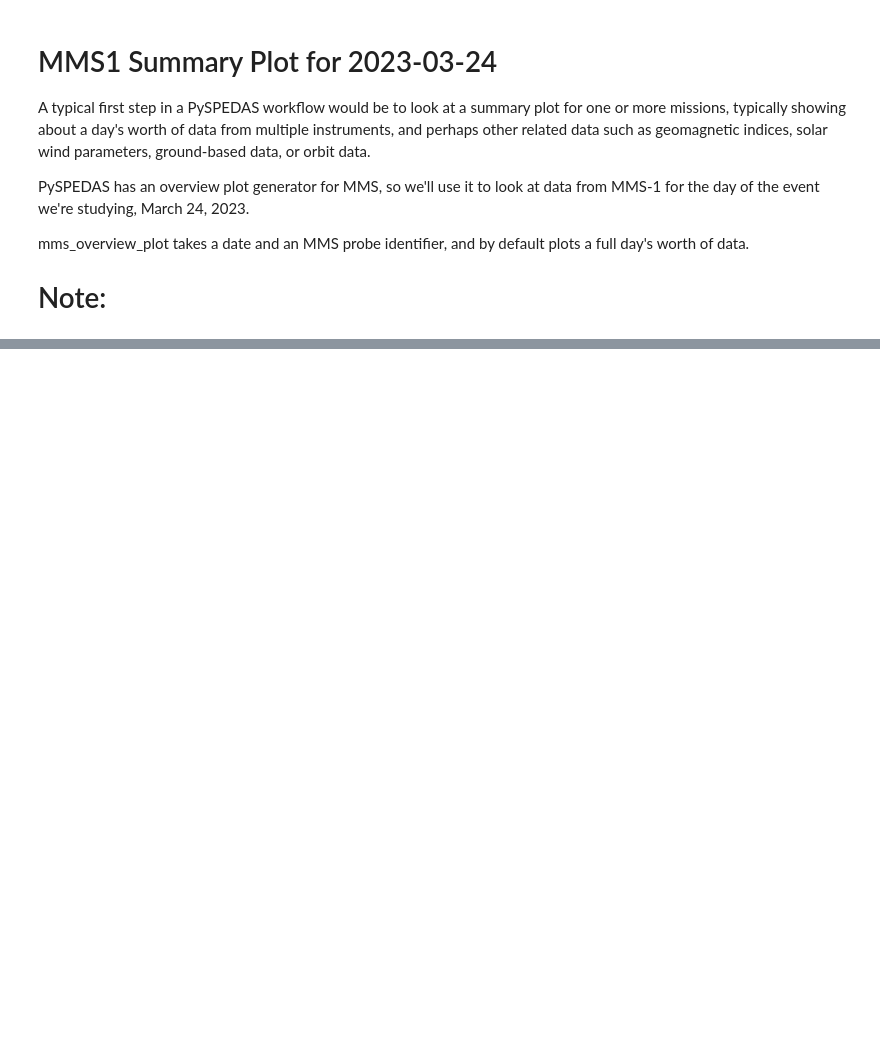
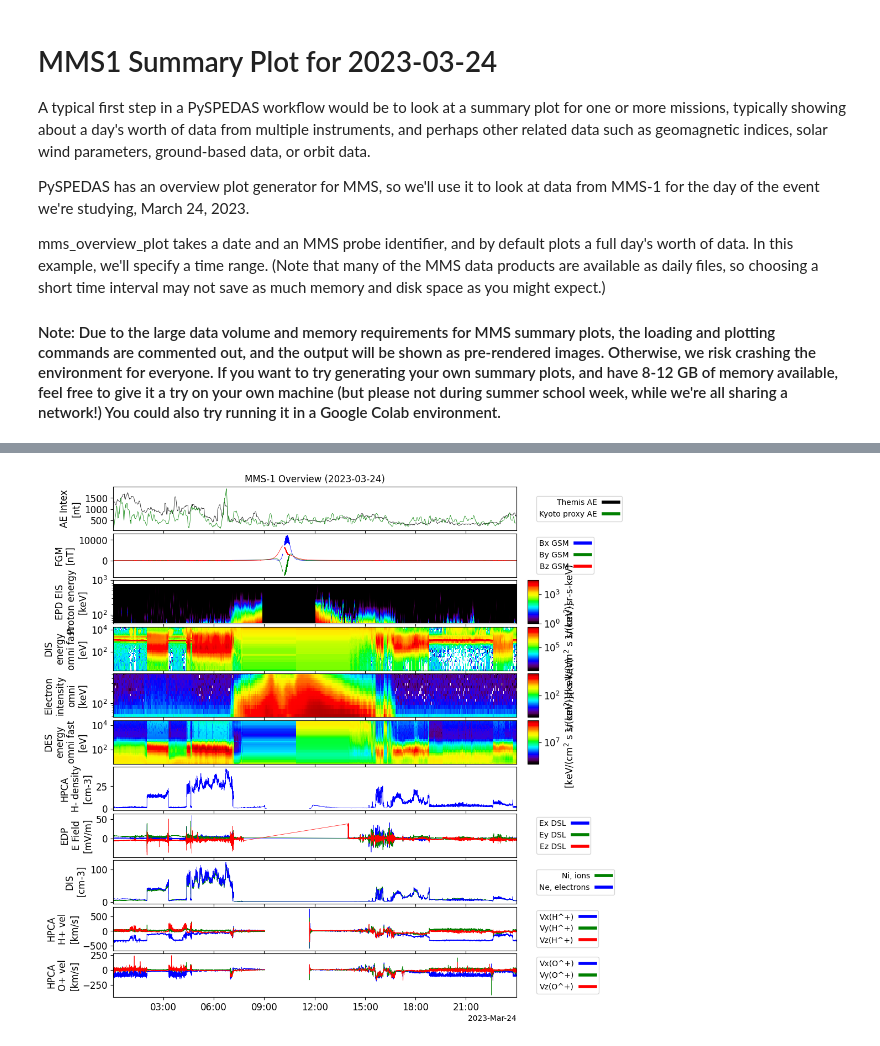
Before and after one commit to heliophysicsPy/summer-school-24, a Jupyter notebook: pyspedas-tutorial/output_scrubbed/MMS_summary_plot_20230324.ipynb, the cells around one changed output, grey strips where cells are left out. Drawn from its saved outputs; the diff is of its cells as text; code cells hidden in the pictures; blank space fills up the shorter version.

Commit message:
Updated notebooks, added some pngs to display instead of actually running the MMS summary plots

```diff
--- a/pyspedas-tutorial/output_scrubbed/MMS_summary_plot_20230324.ipynb
+++ b/pyspedas-tutorial/output_scrubbed/MMS_summary_plot_20230324.ipynb
@@ -5,9 +5,9 @@ A typical first step in a PySPEDAS workflow would be to look at a summary plot f
 
 PySPEDAS has an overview plot generator for MMS, so we'll use it to look at data from MMS-1 for the day of the event we're studying, March 24, 2023.
 
-mms_overview_plot takes a date and an MMS probe identifier, and by default plots a full day's worth of data.
+mms_overview_plot takes a date and an MMS probe identifier, and by default plots a full day's worth of data.  In this example, we'll specify a time range. (Note that many of the MMS data products are available as daily files, so choosing a short time interval may not save as much memory and disk space as you might expect.)
 
-# Note:
+#### Note: Due to the large data volume and memory requirements for MMS summary plots, the loading and plotting commands are commented out, and the output will be shown as pre-rendered images.  Otherwise, we risk crashing the environment for everyone.   If you want to try generating your own summary plots, and have 8-12 GB of memory available, feel free to give it a try on your own machine (but please not during summer school week, while we're all sharing a network!)  You could also try running it in a Google Colab environment.
 # %%
 import os
 os.environ["SPEDAS_DATA_DIR"] = "/home/jovyan/scratch_space/pyspedas_data"
@@ -15,4 +15,5 @@ os.environ["SPEDAS_DATA_DIR"] = "/home/jovyan/scratch_space/pyspedas_data"
 import pyspedas
 import pytplot
 
-pyspedas.mms_overview_plot(trange=['2023-03-24 00:00:00', '2023-03-24 12:00:00'],probe='1',ysize=12)
+#pyspedas.mms_overview_plot(trange=['2023-03-24 00:00:00', '2023-03-25 00:00:00'],probe='1',ysize=12, save_png='mms_summary_plot_20230324.png')
+# %% [output]
@@ -18,0 +37 @@ pyspedas.mms_overview_plot(trange=['2023-03-24 00:00:00', '2023-03-24 12:00:00']
+[figure, added]
```
Also changed, not shown: parts of 5 cells of this notebook, 8 other files.
